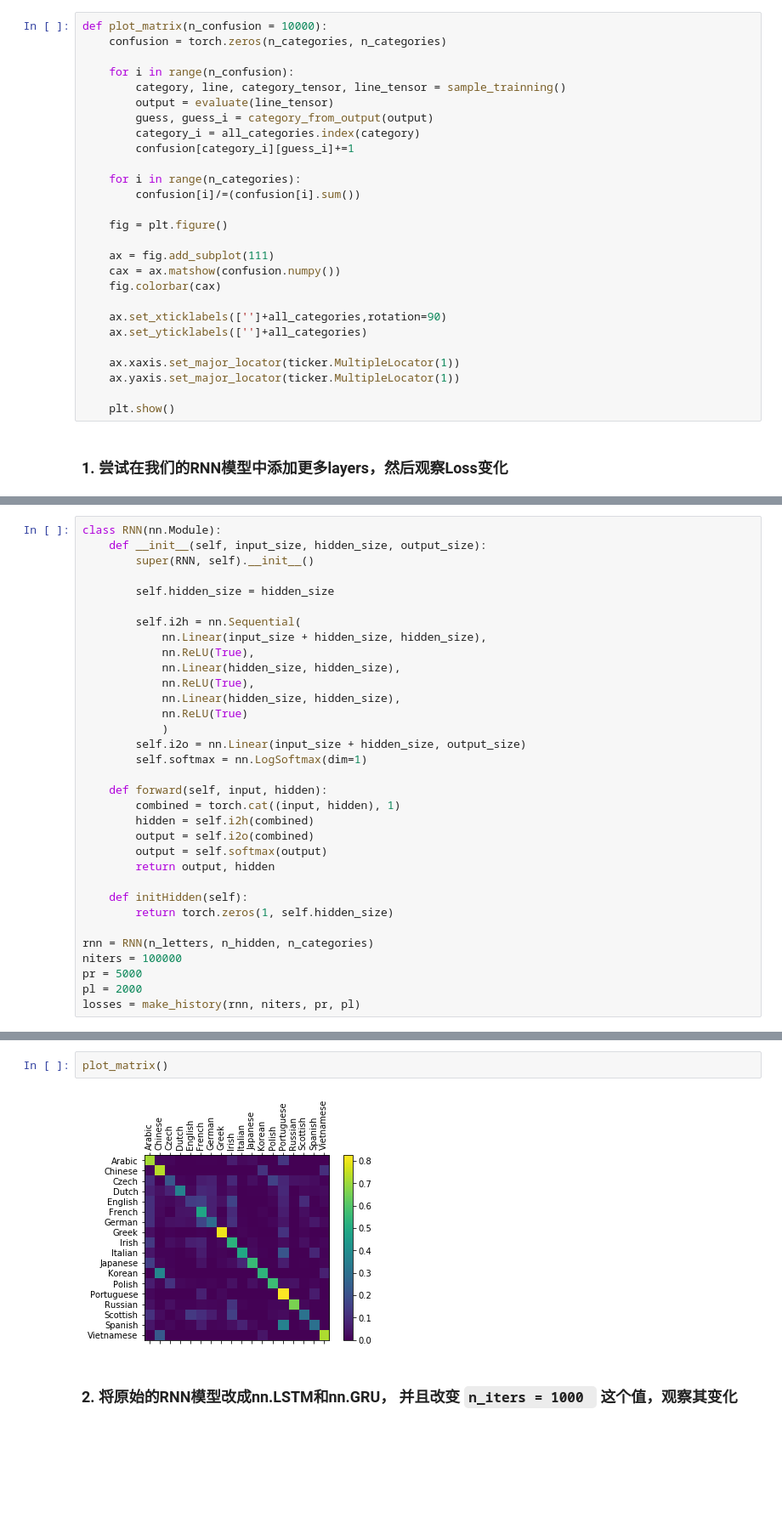
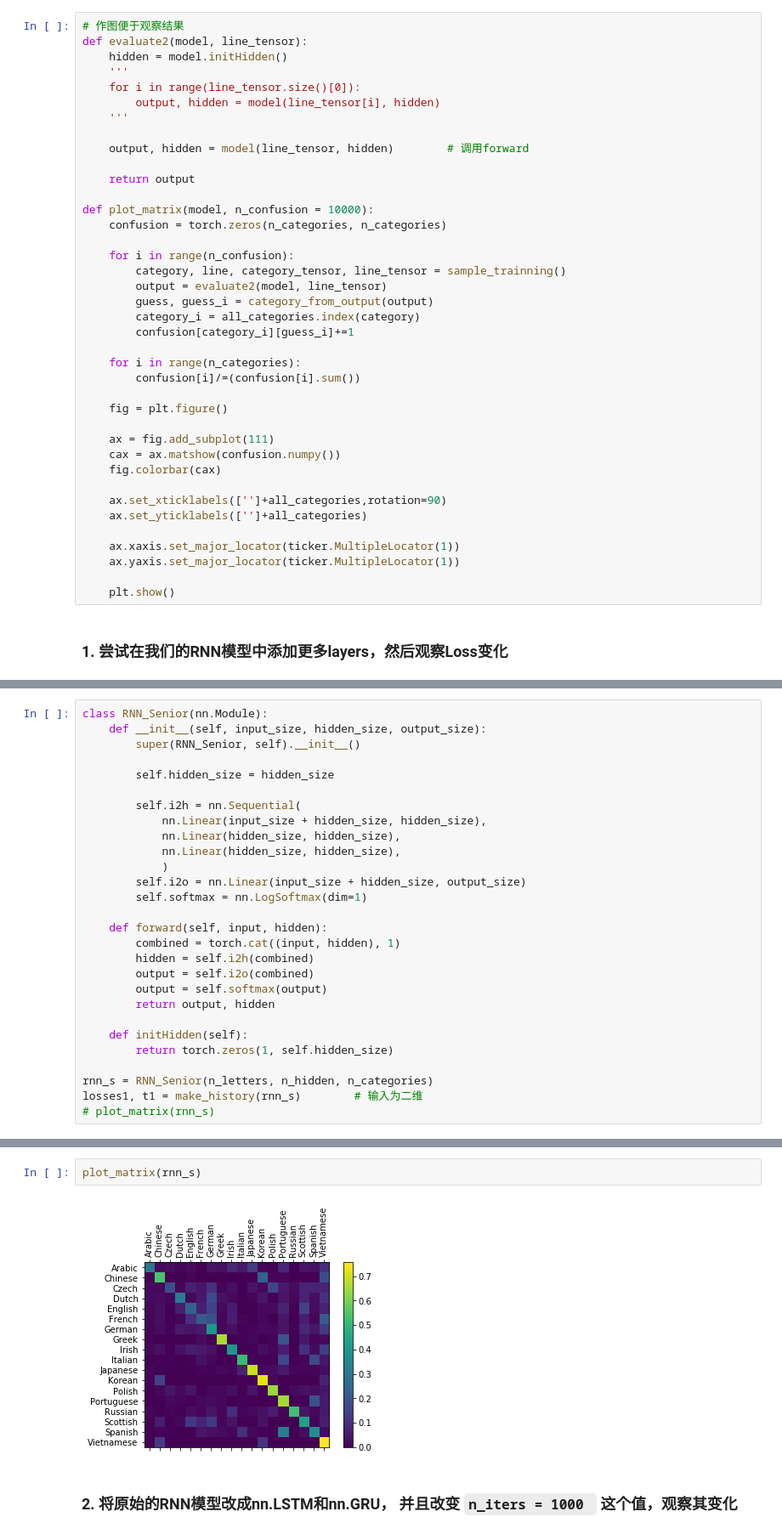
Before and after one commit to E-ZQ/kaikeba, a Jupyter notebook: assignment-07-rnn.ipynb, the cells around one changed output, grey strips where cells are left out. Shown at 85% size. Saved outputs shown, nothing was run; the diff lists cells and outputs as text; blank space fills up the shorter version.

```diff
--- a/assignment-07-rnn.ipynb
+++ b/assignment-07-rnn.ipynb
@@ -493,10 +511,22 @@ def make_history(model, n_iters, pr_freq, pl_freq, criterion = nn.CrossEntropyLo
 # %%
-def plot_matrix(n_confusion = 10000):
+# 作图便于观察结果
+def evaluate2(model, line_tensor):
+    hidden = model.initHidden()
+    '''
+    for i in range(line_tensor.size()[0]):
+        output, hidden = model(line_tensor[i], hidden)
+    '''
+
+    output, hidden = model(line_tensor, hidden)        # 调用forward
+
+    return output
+
+def plot_matrix(model, n_confusion = 10000):
     confusion = torch.zeros(n_categories, n_categories)
 
     for i in range(n_confusion):
         category, line, category_tensor, line_tensor = sample_trainning()
-        output = evaluate(line_tensor)
+        output = evaluate2(model, line_tensor)
         guess, guess_i = category_from_output(output)
         category_i = all_categories.index(category)
         confusion[category_i][guess_i]+=1
@@ -522,17 +554,14 @@ def plot_matrix(n_confusion = 10000):
 # %%
-class RNN(nn.Module):
+class RNN_Senior(nn.Module):
     def __init__(self, input_size, hidden_size, output_size):
-        super(RNN, self).__init__()
+        super(RNN_Senior, self).__init__()
 
         self.hidden_size = hidden_size
 
         self.i2h = nn.Sequential(
             nn.Linear(input_size + hidden_size, hidden_size),
-            nn.ReLU(True),
             nn.Linear(hidden_size, hidden_size),
-            nn.ReLU(True),
             nn.Linear(hidden_size, hidden_size),
-            nn.ReLU(True)
             )
         self.i2o = nn.Linear(input_size + hidden_size, output_size)
         self.softmax = nn.LogSoftmax(dim=1)
@@ -547,9 +576,7 @@ class RNN(nn.Module):
     def initHidden(self):
         return torch.zeros(1, self.hidden_size)
 
-rnn = RNN(n_letters, n_hidden, n_categories)
-niters = 100000
-pr = 5000
-pl = 2000
-losses = make_history(rnn, niters, pr, pl)
+rnn_s = RNN_Senior(n_letters, n_hidden, n_categories)
+losses1, t1 = make_history(rnn_s)        # 输入为二维
+# plot_matrix(rnn_s)
 # %% [output]
@@ -581,6 +607,6 @@ plt.plot(losses)
 # %%
-plot_matrix()
+plot_matrix(rnn_s)
 # %% [output]
-[figure, old version]
+[figure, new version]
 # %% [markdown]
 ### 2. 将原始的RNN模型改成nn.LSTM和nn.GRU， 并且改变 `n_iters = 1000 ` 这个值，观察其变化
```
Also changed, not shown: parts of 51 cells of this notebook.
